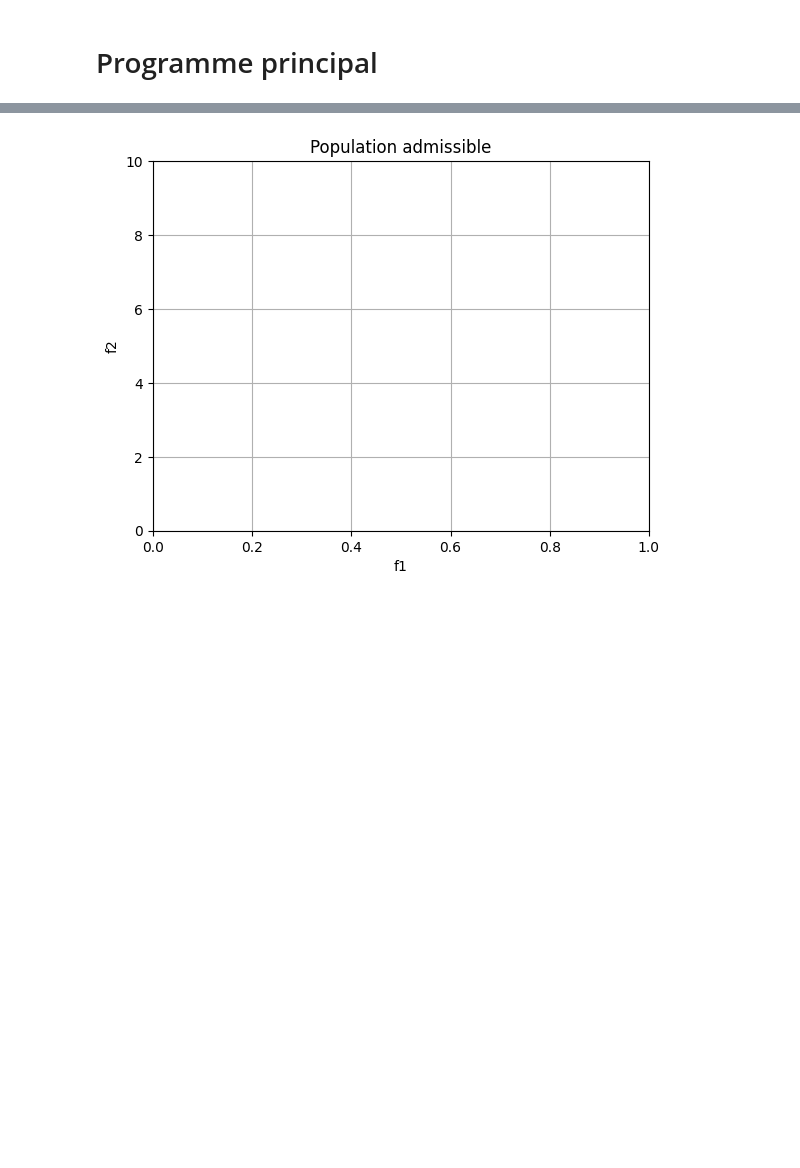
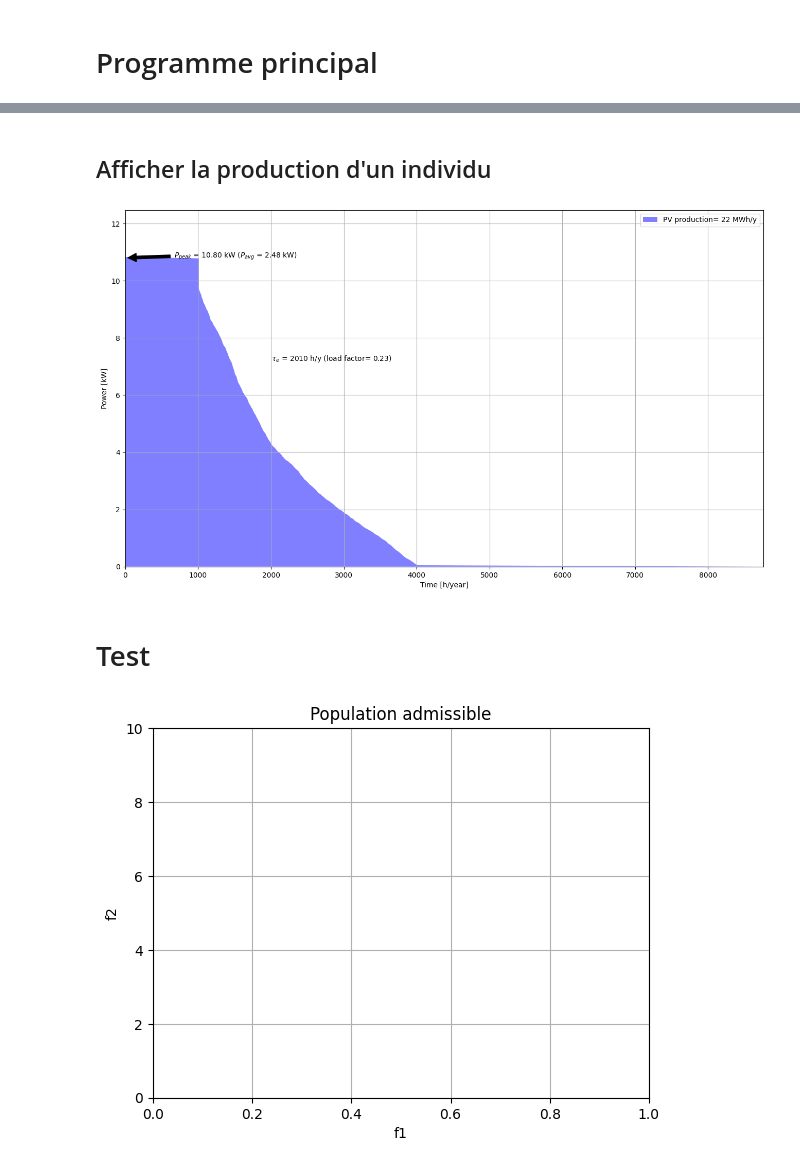
Before and after one commit to Louis9551/Solaire, a Jupyter notebook: Multi_Objectifs_Contraint_Solaire.ipynb, the cells around one changed output, grey strips where cells are left out. Saved outputs shown, nothing was run; the diff lists cells and outputs as text; code cells hidden in the pictures; blank space fills up the shorter version.

```diff
--- a/Multi_Objectifs_Contraint_Solaire.ipynb
+++ b/Multi_Objectifs_Contraint_Solaire.ipynb
@@ -174,7 +176,6 @@ def GetPVProduction():
 
     return time, date, Ghprim, Dhprim, Tambprim
 
-
 def PvYield(gamma, i, Nps, Npp, NumOnd):
         P_pv = [] # créer une liste vide pour stocker la production PV
         Epv = 0. # the energy produced by the PV
@@ -215,6 +216,37 @@ def GetProfile():
         k = int(dd)-1+np.sum(dpm[0:int(mm)])
         E_house[k,j[0]] = float(Buf1)
     return time, date, E_house
+
+def LoadDurationCurve(t, d, P, color='blue', name='Power', steps=250):
+    m = len(d) # the number of lines in P
+    n = len(t) # the number of columns in P
+    dt = 24. / n
+
+    Psteps = np.linspace(0., np.amax(P)*1.1, num=steps) # the power considered in the cumulative sum
+    Tau = np.zeros(steps, dtype=float) # the number of operating hours
+    Pflat = np.reshape(P, m*n)
+    for i in range(steps, 0, -1): Tau[i-1] = (np.ma.masked_greater_equal(Pflat, Psteps[i-1])).mask.sum()*dt
+    E_tot = 0
+    for i in range(m): E_tot += np.trapz(P[i,:], t)
+
+    P_max = np.amax(Pflat)
+    tau_e = E_tot / P_max
+    load_factor = tau_e / (m*24.)
+    P_avg = P_max * load_factor
+
+    fig, ax = plt.subplots(figsize=(16, 9))
+    plt.close(fig)
+    ax.fill_between(Tau, Psteps, 0., facecolor=color, alpha=.5, interpolate=True, label=u'%s= %.0f MWh/y' %(name,E_tot/1000.))
+    ax.set_xlim(0, m*24.)
+    ax.set_ylim(bottom=0)
+    ax.set_ylabel('Power [kW]')
+    ax.set_xlabel('Time [h/year]')
+    ax.grid(True)
+    ax.annotate(r'$P_{peak}$ = %.2f kW ($P_{avg}$ = %.2f kW)' %(P_max, P_avg), xy=(0, P_max), xytext=(tau_e/3, P_max),
+            arrowprops=dict(facecolor='black', shrink=0.05))
+    ax.text(tau_e, P_max/3*2, r'$\tau_e$ = %.0f h/y (load factor= %.2f)' %(tau_e, load_factor))
+    ax.legend()
+    return fig
 # %% [markdown]
 # Création de la classe individu
 # %%
@@ -539,3 +584,14 @@ plot_admissible(plotadmissible)
+# %% [markdown]
+## Afficher la production d'un individu
+# %%
+NumIndividu = 5
+P_PV_Ind = PvYield(population[NumIndividu].x[3], population[NumIndividu].x[4], population[NumIndividu].x[1], population[NumIndividu].x[2], population[NumIndividu].x[0])
+LDC_PV = LoadDurationCurve(time, date, P_PV_Ind, color='blue', name='PV production', steps=250)
+display(LDC_PV)
+# %% [output]
+[figure, added]
+# %% [markdown]
+# Test
 # %%
 plt.figure()
 plt.plot([individu.f[0] for individu in plotadmissible], [individu.f[1] for individu in plotadmissible], 'ro', markersize=1 )
```
Also changed, not shown: parts of 6 cells of this notebook.
